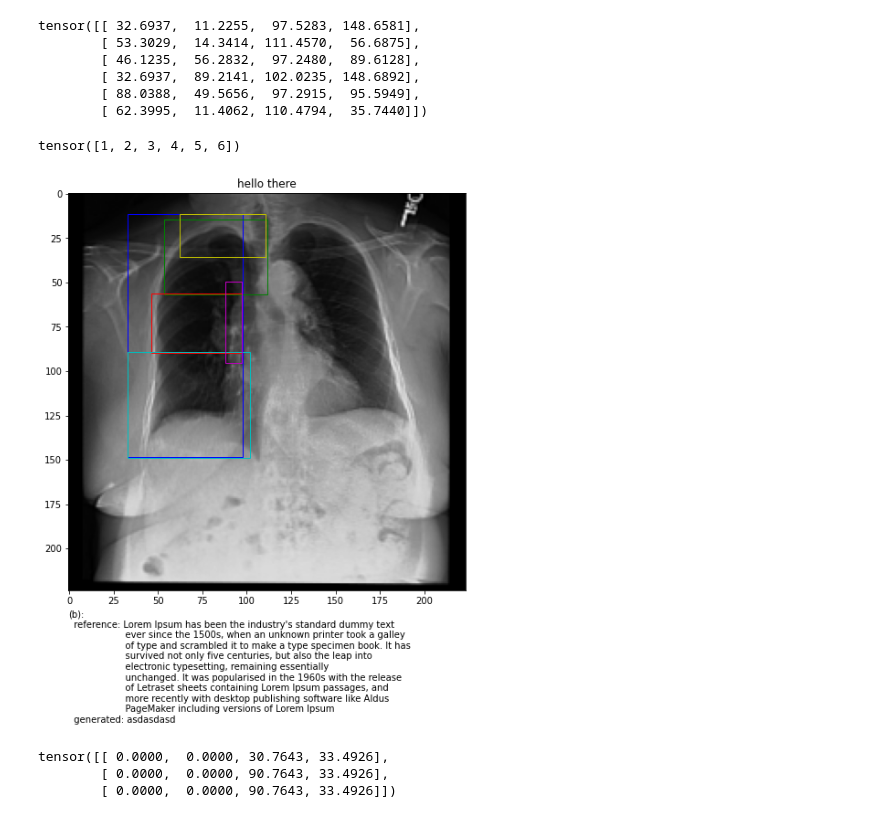
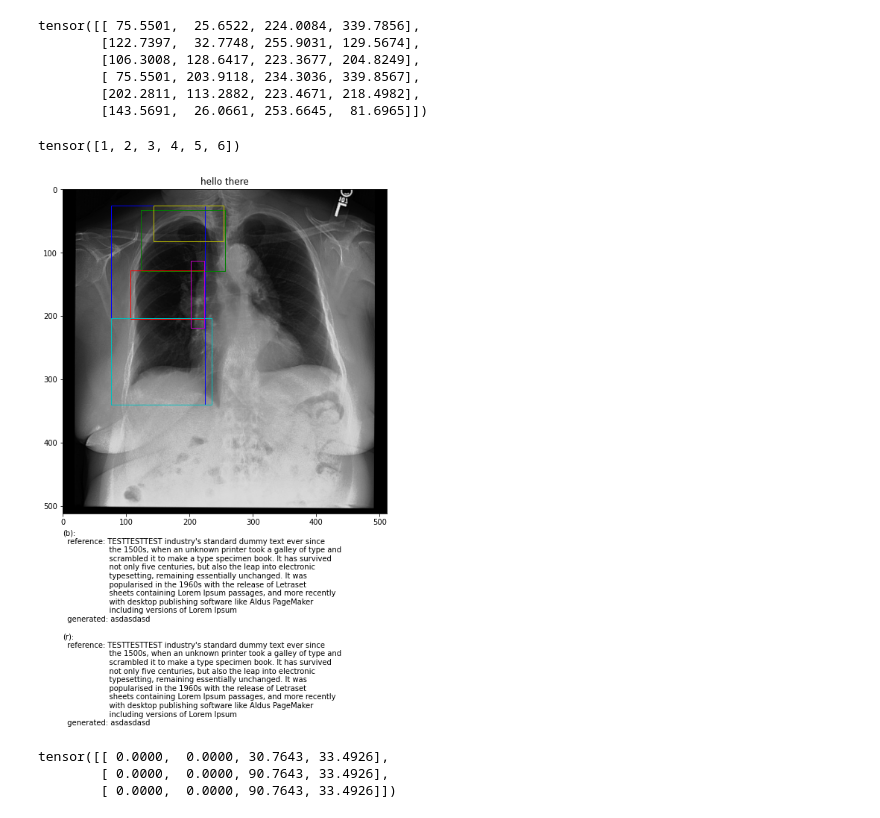
Before and after one commit to ttanida/rgrg, a Jupyter notebook: src/notebook_for_testing_stuff.ipynb, the cells around one changed output. Saved outputs shown, nothing was run; the diff lists cells and outputs as text; code cells hidden in the pictures.

Commit message:
Fix images plotted without text

```diff
--- a/src/notebook_for_testing_stuff.ipynb
+++ b/src/notebook_for_testing_stuff.ipynb
@@ -26,7 +26,7 @@ import torchmetrics
 from transformers import GPT2Tokenizer
 from tqdm import tqdm
 
-from src.dataset_bounding_boxes.constants import ANATOMICAL_REGIONS
+from src.dataset.constants import ANATOMICAL_REGIONS
 from src.full_model.custom_collator import CustomCollator
 from src.full_model.custom_dataset import CustomDataset
 from src.full_model.report_generation_model import ReportGenerationModel
@@ -48,7 +48,7 @@ torch.cuda.manual_seed_all(seed_val)
 RUN = 1
 # can be useful to add additional information to run_config.txt file
 RUN_COMMENT = """Train full model with ResNet object detector"""
-IMAGE_INPUT_SIZE = 224
+IMAGE_INPUT_SIZE = 512
 PERCENTAGE_OF_TRAIN_SET_TO_USE = 0.0001
 PERCENTAGE_OF_VAL_SET_TO_USE = 0.001
 BATCH_SIZE = 2
@@ -220,12 +221,12 @@ first_sample = train_dataset_complete[0]
 bboxes_plt = first_sample["bbox_coordinates"][:6]
 bboxes_plt
 # %% [output]
-tensor([[ 32.6937,  11.2255,  97.5283, 148.6581],
-        [ 53.3029,  14.3414, 111.4570,  56.6875],
-        [ 46.1235,  56.2832,  97.2480,  89.6128],
-        [ 32.6937,  89.2141, 102.0235, 148.6892],
-        [ 88.0388,  49.5656,  97.2915,  95.5949],
-        [ 62.3995,  11.4062, 110.4794,  35.7440]])
+tensor([[ 75.5501,  25.6522, 224.0084, 339.7856],
+        [122.7397,  32.7748, 255.9031, 129.5674],
+        [106.3008, 128.6417, 223.3677, 204.8249],
+        [ 75.5501, 203.9118, 234.3036, 339.8567],
+        [202.2811, 113.2882, 223.4671, 218.4982],
+        [143.5691,  26.0661, 253.6645,  81.6965]])
 # %%
 cls_labels = first_sample["bbox_labels"][:6]
 cls_labels
@@ -254,37 +258,43 @@ ax = plt.gca()
 plt.imshow(image, cmap='gray')
 plt.axis("on")
 
-reference = "Lorem Ipsum has been the industry's standard dummy text ever since the 1500s, when an unknown printer took a galley of type and scrambled it to make a type specimen book. It has survived not only five centuries, but also the leap into electronic typesetting, remaining essentially unchanged. It was popularised in the 1960s with the release of Letraset sheets containing Lorem Ipsum passages, and more recently with desktop publishing software like Aldus PageMaker including versions of Lorem Ipsum"
+reference = "TESTTESTTEST industry's standard dummy text ever since the 1500s, when an unknown printer took a galley of type and scrambled it to make a type specimen book. It has survived not only five centuries, but also the leap into electronic typesetting, remaining essentially unchanged. It was popularised in the 1960s with the release of Letraset sheets containing Lorem Ipsum passages, and more recently with desktop publishing software like Aldus PageMaker including versions of Lorem Ipsum"
 generated = "asdasdasd"
 
 def transform_text(text):
     max_line_length = 50
     if len(text) < max_line_length:
         return text
 
     words = text.split()
     transformed_text = ""
     current_line_length = 0
     prefix_for_alignment = "\n" + " " * 20
     for word in words:
         if len(word) + current_line_length > max_line_length:
             word = f"{prefix_for_alignment}{word}"
             current_line_length = -len(prefix_for_alignment)
 
         current_line_length += len(word)
         transformed_text += word + " "
 
     return transformed_text
 
 reference = transform_text(reference)
 generated = transform_text(generated)
-txt = f"(b):\n  reference: {reference}\n  generated: {generated}"
+txt = f"(b):\n  reference: {reference}\n  generated: {generated}\n\n(r):\n  reference: {reference}\n  generated: {generated}"
+
+colors = ["b", "g", "r", "c", "m", "y"]
+for four_bboxes, color in zip(bboxes_plt, colors):
+    plot_box(four_bboxes, ax, clr=color, linestyle="solid")
 
 ax.set_title("hello there")
 plt.xlabel(txt, loc="left")
 
-colors = ["b", "g", "r", "c", "m", "y"]
-for four_bboxes, color in zip(bboxes_plt, colors):
-    plot_box(four_bboxes, ax, clr=color, linestyle="solid")
+buf = io.BytesIO()
+fig.savefig(buf, bbox_inches="tight")
+buf.seek(0)
+im = Image.open(buf)
+img_new = np.asarray(im)[...,:3]
 # %% [output]
-[figure, old version]
+[figure, new version]
```
Also changed, not shown: parts of 4 cells of this notebook, 4 other files.
